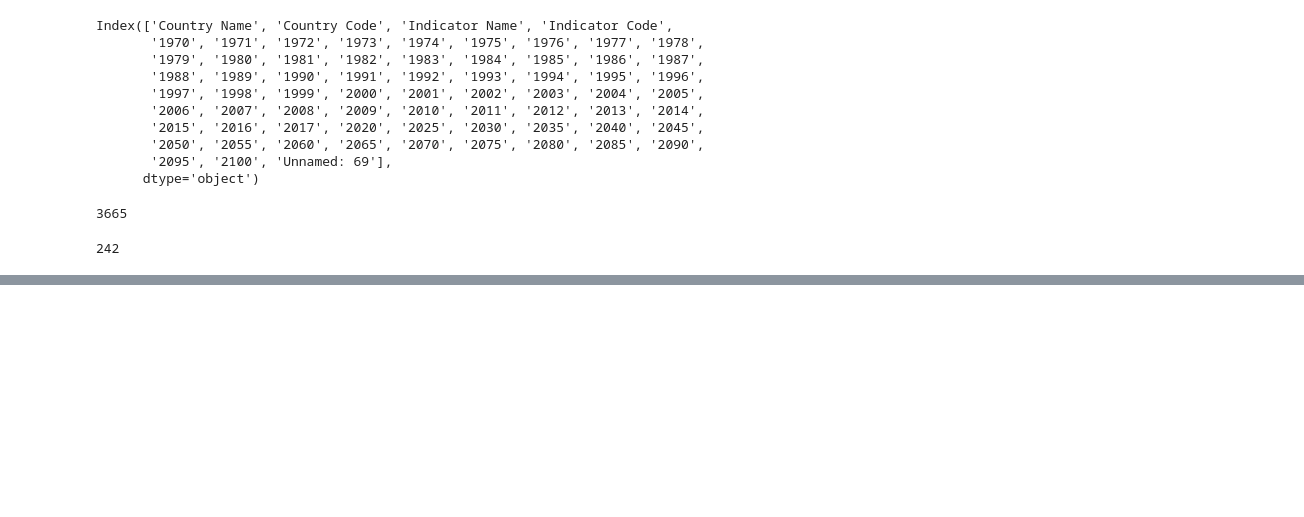
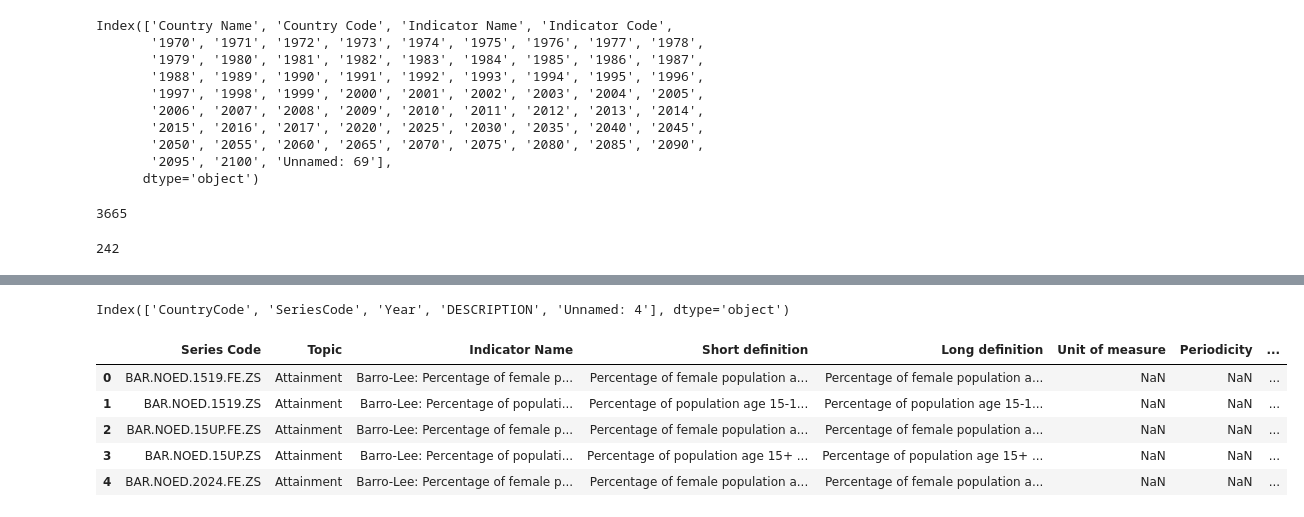
Before and after one commit to Kaizensk/WorldBank-global-Education-analysis, a Jupyter notebook: ShwetaKumari_World_Bank_Global_Education_Analysis_Capstone_Project.ipynb, the cells around one changed output, grey strips where cells are left out. Cells and saved outputs as stored; diff of their text form; code cells hidden in the pictures; blank space fills up the shorter version.

```diff
--- a/ShwetaKumari_World_Bank_Global_Education_Analysis_Capstone_Project.ipynb
+++ b/ShwetaKumari_World_Bank_Global_Education_Analysis_Capstone_Project.ipynb
@@ -185,0 +238,15 @@ df_StatsData['Country Name'].nunique()
+# %%
+df_StatsFootNote.columns
+# %% [output]
+Index(['CountryCode', 'SeriesCode', 'Year', 'DESCRIPTION', 'Unnamed: 4'], dtype='object')
+# %%
+df_StatsSeries=pd.read_csv(path+'EdStatsSeries.csv')
+# %%
+df_StatsSeries.head()
+# %% [output]
+|  | Series Code | Topic | Indicator Name | Short definition | Long definition | Unit of measure | Periodicity | ... |
+| 0 | BAR.NOED.1519.FE.ZS | Attainment | Barro-Lee: Percentage of female p... | Percentage of female population a... | Percentage of female population a... | NaN | NaN | ... |
+| 1 | BAR.NOED.1519.ZS | Attainment | Barro-Lee: Percentage of populati... | Percentage of population age 15-1... | Percentage of population age 15-1... | NaN | NaN | ... |
+| 2 | BAR.NOED.15UP.FE.ZS | Attainment | Barro-Lee: Percentage of female p... | Percentage of female population a... | Percentage of female population a... | NaN | NaN | ... |
+| 3 | BAR.NOED.15UP.ZS | Attainment | Barro-Lee: Percentage of populati... | Percentage of population age 15+ ... | Percentage of population age 15+ ... | NaN | NaN | ... |
+| 4 | BAR.NOED.2024.FE.ZS | Attainment | Barro-Lee: Percentage of female p... | Percentage of female population a... | Percentage of female population a... | NaN | NaN | ... |
```
Also changed, not shown: parts of 11 cells of this notebook.
